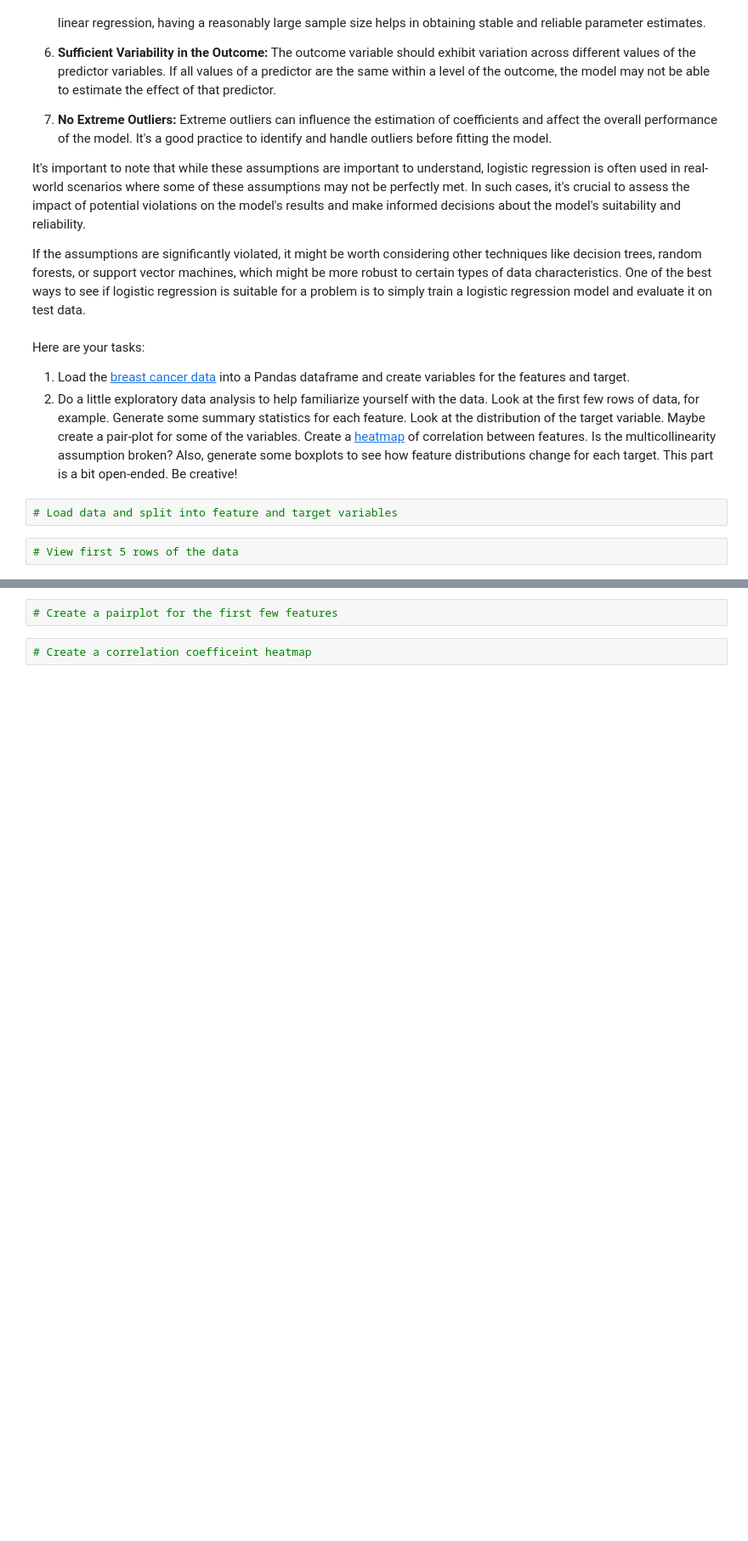
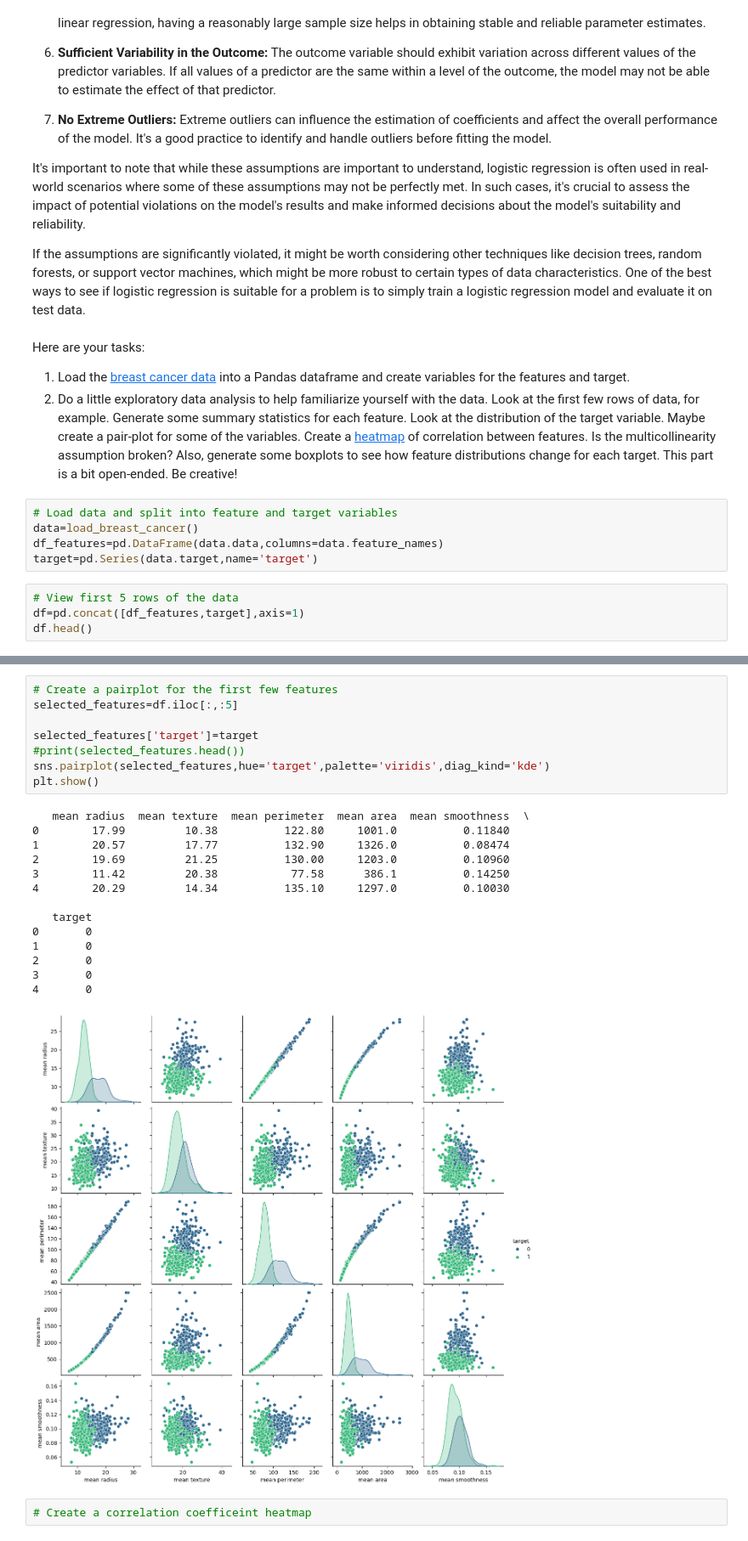
Before and after one commit to hlee014e/ucsd-mle-bootcamp, a Jupyter notebook: Student_MLE_MiniProject_Logistic_Regression.ipynb, the cells around one changed output, grey strips where cells are left out. Shown at 85% size. Saved outputs shown, nothing was run; the diff lists cells and outputs as text; blank space fills up the shorter version.

```diff
--- a/Student_MLE_MiniProject_Logistic_Regression.ipynb
+++ b/Student_MLE_MiniProject_Logistic_Regression.ipynb
@@ -60,5 +60,10 @@ Here are your tasks:
 2. Do a little exploratory data analysis to help familiarize yourself with the data. Look at the first few rows of data, for example. Generate some summary statistics for each feature. Look at the distribution of the target variable. Maybe create a pair-plot for some of the variables. Create a [heatmap](https://seaborn.pydata.org/generated/seaborn.heatmap.html) of correlation between features. Is the multicollinearity assumption broken? Also, generate some boxplots to see how feature distributions change for each target. This part is a bit open-ended. Be creative!
 # %%
 # Load data and split into feature and target variables
+data=load_breast_cancer()
+df_features=pd.DataFrame(data.data,columns=data.feature_names)
+target=pd.Series(data.target,name='target')
 # %%
 # View first 5 rows of the data
+df=pd.concat([df_features,target],axis=1)
+df.head()
@@ -69,5 +98,26 @@ Here are your tasks:
 # %%
 # Create a pairplot for the first few features
+selected_features=df.iloc[:,:5]
+
+selected_features['target']=target
+#print(selected_features.head())
+sns.pairplot(selected_features,hue='target',palette='viridis',diag_kind='kde')
+plt.show()
+# %% [output]
+   mean radius  mean texture  mean perimeter  mean area  mean smoothness  \
+0        17.99         10.38          122.80     1001.0          0.11840
+1        20.57         17.77          132.90     1326.0          0.08474
+2        19.69         21.25          130.00     1203.0          0.10960
+3        11.42         20.38           77.58      386.1          0.14250
+4        20.29         14.34          135.10     1297.0          0.10030
+
+   target
+0       0
+1       0
+2       0
+3       0
+4       0
+[figure, added]
 # %%
 # Create a correlation coefficeint heatmap
 # %%
```
Also changed, not shown: parts of 3 cells of this notebook.
